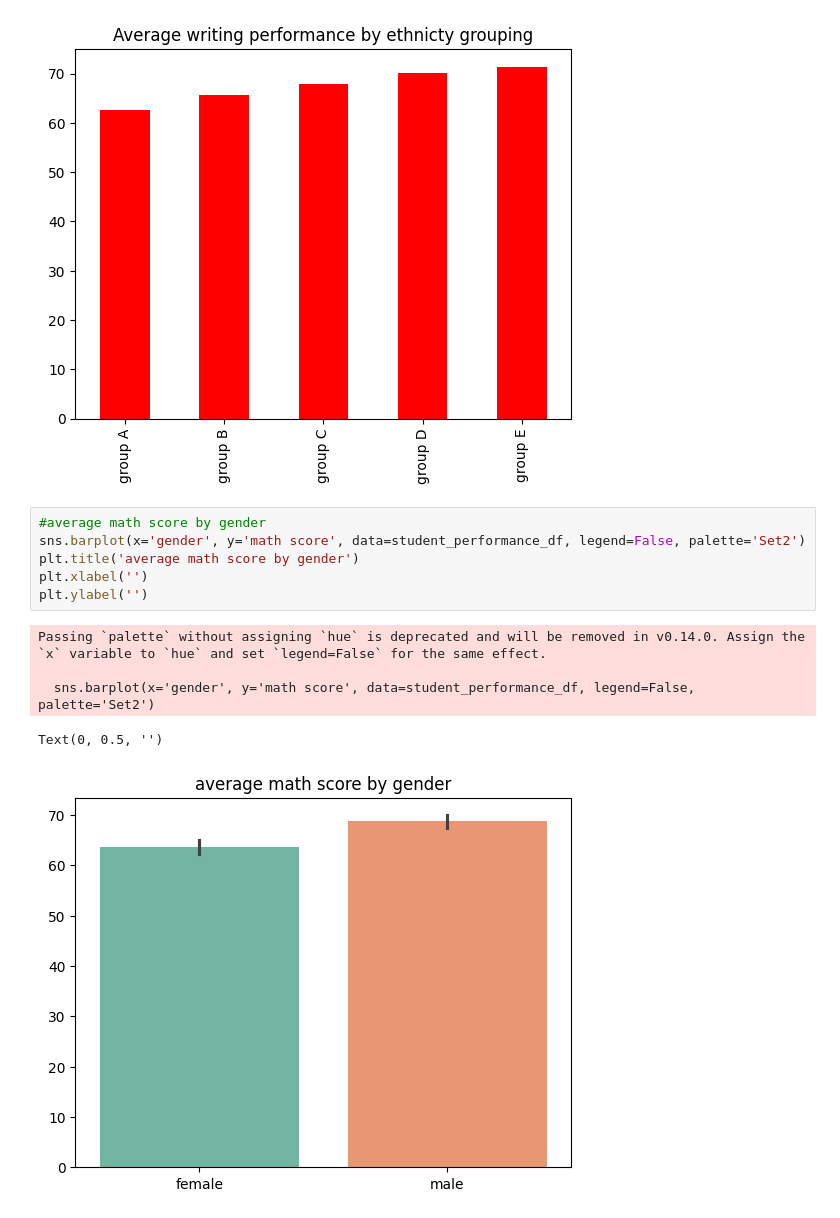
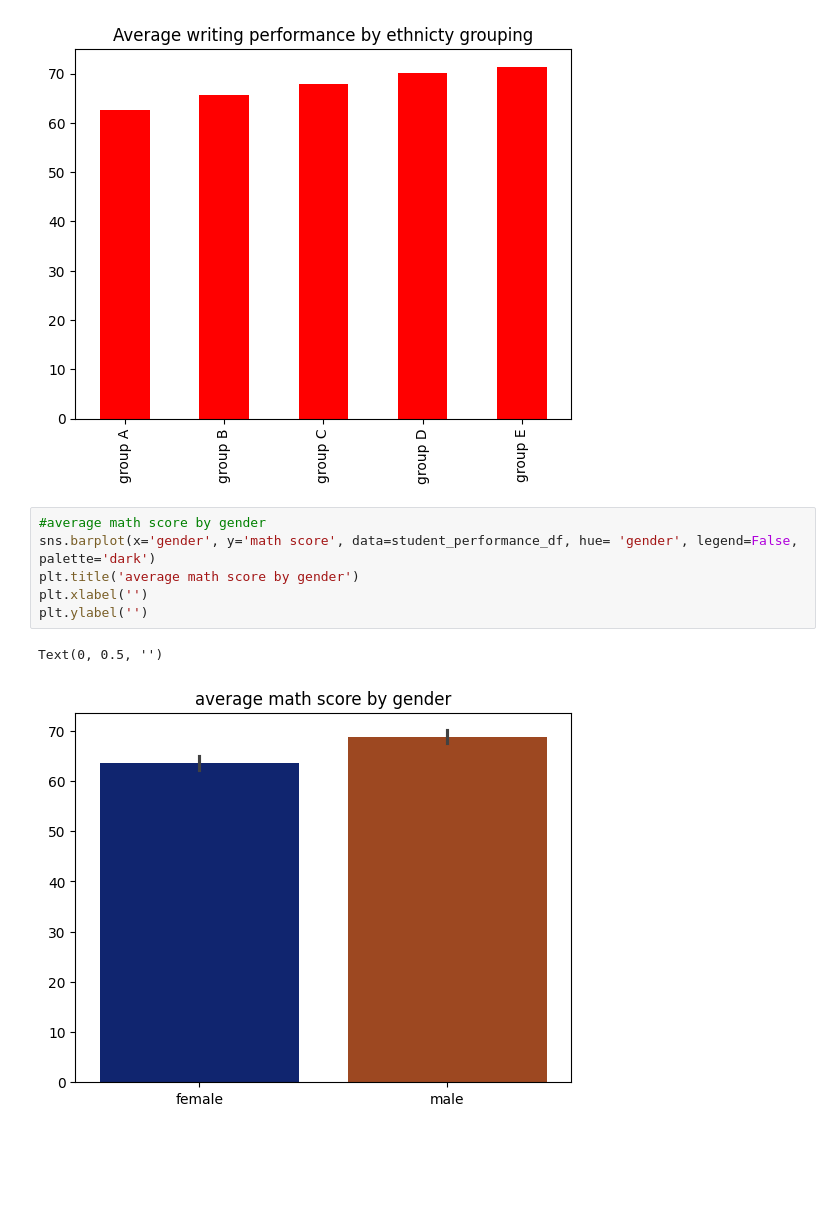
Before and after one commit to Aallizzwelll/data_visualization_practice, a Jupyter notebook: Data_Visualization_Practice.ipynb, the cells around one changed output. Saved outputs shown, nothing was run; the diff lists cells and outputs as text; blank space fills up the shorter version.

```diff
--- a/Data_Visualization_Practice.ipynb
+++ b/Data_Visualization_Practice.ipynb
@@ -108,15 +108,12 @@ grouped_ethnicity.plot(kind='bar',x='race/ethnicity',y='writing score', color='r
 [figure]
 # %%
 #average math score by gender
-sns.barplot(x='gender', y='math score', data=student_performance_df, legend=False, palette='Set2')
+sns.barplot(x='gender', y='math score', data=student_performance_df, hue= 'gender', legend=False, palette='dark')
 plt.title('average math score by gender')
 plt.xlabel('')
 plt.ylabel('')
 # %% [output]
-Passing `palette` without assigning `hue` is deprecated and will be removed in v0.14.0. Assign the `x` variable to `hue` and set `legend=False` for the same effect.
-
-  sns.barplot(x='gender', y='math score', data=student_performance_df, legend=False, palette='Set2')
+Text(0, 0.5, '')
-Text(0, 0.5, '')
-[figure, old version]
+[figure, new version]
 # %%
 #average reading score by gender
```
Also changed, not shown: parts of 2 cells of this notebook.
